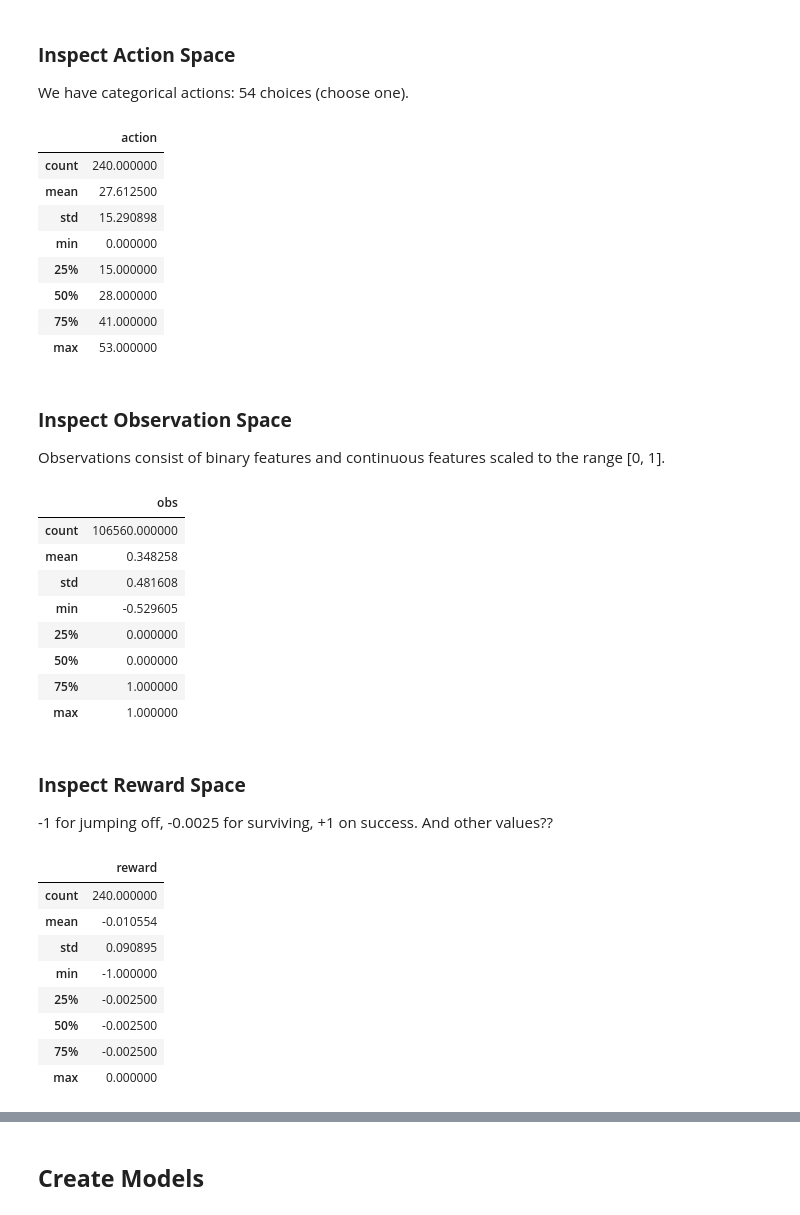
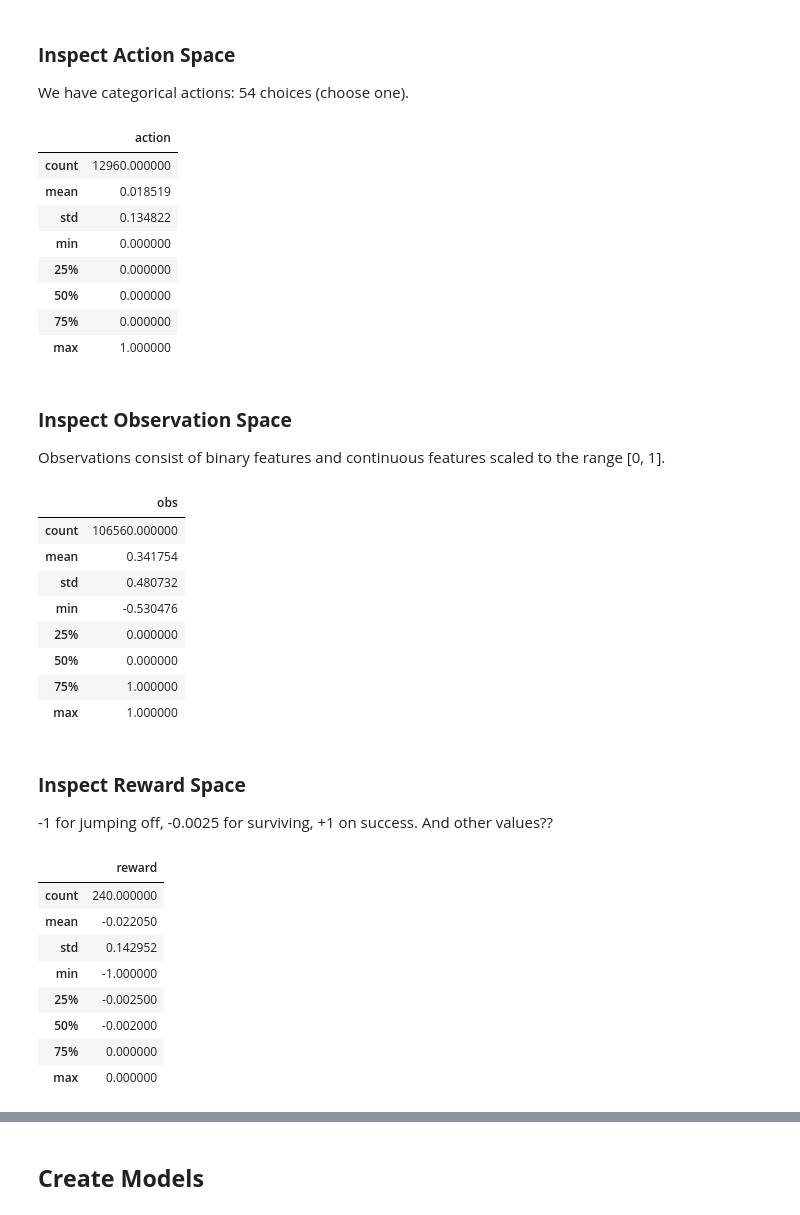
Before and after one commit to notDroid/unity-rl, a Jupyter notebook: experiments/WallJump/ppo/rl.ipynb, the cells around one changed output, grey strips where cells are left out. Cells and saved outputs as stored; diff of their text form; code cells hidden in the pictures.

Commit message:
Heavily simplified environment with custom transforms

```diff
--- a/experiments/WallJump/ppo/rl.ipynb
+++ b/experiments/WallJump/ppo/rl.ipynb
@@ -217,14 +218,20 @@ class RenameAction(Transform):
 class FlattenMultiOneHot(Transform):
     def __init__(self, action_key):
         super().__init__(in_keys_inv=[action_key], out_keys_inv=[action_key])
+        self._initialized = False
 
     def _inv_call(self, tensordict):
-        # Get Categorical Actions
+        if not self._initialized: self._set_dims()
+
+        # Get One Hot Actions
         action_key = self.parent.action_key
         action_data = tensordict[action_key]
 
+        # Convert to Categorical (get index)
+        index = torch.argmax(action_data, dim=-1, keepdims=True)
+
         # Unravel to each mini category index, D x [B, 1]
-        multi_cat = torch.unravel_index(action_data, self._dims)
+        multi_cat = torch.unravel_index(index, self._dims)
 
         # Set each mini category one hot vector, [B, C], C=sum(C_i)
         multi_one_hot = []
@@ -236,20 +243,24 @@ class FlattenMultiOneHot(Transform):
         tensordict[action_key] = torch.cat(multi_one_hot, dim=-1)
         return tensordict
 
+    def _set_dims(self):
+        self._dims = [box.n for box in self.parent.action_spec[self.in_keys_inv[0]].space.boxes]
+        self._dim_sum = sum(self._dims)
+        self._initialized = True
+
     @_apply_to_composite_inv
     def transform_input_spec(self, action_spec):
-        # Passthrough if already flat
+        # Passthrough if already flat (or not the right key)
         if not isinstance(action_spec.space, BoxList): return action_spec
 
         # Get dims
-        self._dims = [box.n for box in action_spec.space.boxes]
-        self._dim_sum = sum(self._dims)
+        if not self._initialized: self._set_dims()
         n = 1
         for dim in self._dims: n *= dim
 
         # Set dims
         shape = list(action_spec.shape)
-        shape[-1] = 1
-        action_spec = Categorical(n, shape=torch.Size(shape), device=action_spec.device, dtype=action_spec.dtype)
+        shape[-1] = n
+        action_spec = OneHot(n, shape=torch.Size(shape), device=action_spec.device, dtype=torch.int64)
 
         return action_spec
@@ -338,6 +392,8 @@ def create_base_env(graphics=False, **kwargs):
     )
     env.append_transform(
         FlattenMultiOneHot(("agents", "action"))
+    ).append_transform(
+        UnnestTransform("agents", ["observation", "done", "terminated", "truncated", "reward", "action"])
     )
 
     return env
@@ -420,34 +468,34 @@ TensorDict(
 We have categorical actions: 54 choices (choose one).
 # %%
 actions_df = pd.DataFrame({
-    "action": td["agents", action_key].reshape(-1)
+    "action": td["action"].reshape(-1)
 })
 actions_df.describe()
 # %% [output]
 |  | action |
-| count | 240.000000 |
-| mean | 27.612500 |
-| std | 15.290898 |
+| count | 12960.000000 |
+| mean | 0.018519 |
+| std | 0.134822 |
 | min | 0.000000 |
-| 25% | 15.000000 |
-| 50% | 28.000000 |
-| 75% | 41.000000 |
-| max | 53.000000 |
+| 25% | 0.000000 |
+| 50% | 0.000000 |
+| 75% | 0.000000 |
+| max | 1.000000 |
 # %% [markdown]
 ### **Inspect Observation Space**
 
 Observations consist of binary features and continuous features scaled to the range [0, 1].
 # %%
 obs_df = pd.DataFrame({
-    "obs": td["agents", "observation"].reshape(-1)
+    "obs": td["observation"].reshape(-1)
 })
 obs_df.describe()
 # %% [output]
 |  | obs |
 | count | 106560.000000 |
-| mean | 0.348258 |
-| std | 0.481608 |
-| min | -0.529605 |
+| mean | 0.341754 |
+| std | 0.480732 |
+| min | -0.530476 |
 | 25% | 0.000000 |
 | 50% | 0.000000 |
 | 75% | 1.000000 |
@@ -457,18 +505,18 @@ obs_df.describe()
 -1 for jumping off, -0.0025 for surviving, +1 on success. And other values??
 # %%
 reward_df = pd.DataFrame({
-    "reward": td["next", "agents", "reward"].reshape(-1),
+    "reward": td["next", "reward"].reshape(-1),
 })
 reward_df.describe()
 # %% [output]
 |  | reward |
 | count | 240.000000 |
-| mean | -0.010554 |
-| std | 0.090895 |
+| mean | -0.022050 |
+| std | 0.142952 |
 | min | -1.000000 |
 | 25% | -0.002500 |
-| 50% | -0.002500 |
-| 75% | -0.002500 |
+| 50% | -0.002000 |
+| 75% | 0.000000 |
 | max | 0.000000 |
 # %%
 reward_df.value_counts()
```
Also changed, not shown: parts of 16 cells of this notebook, 7 other files.
